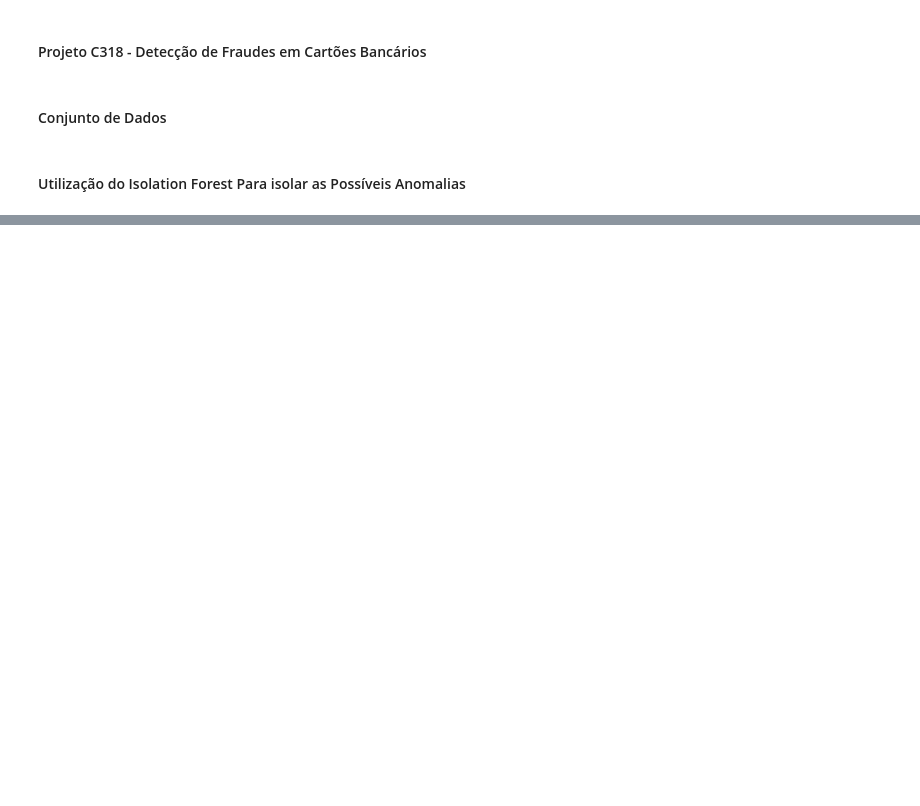
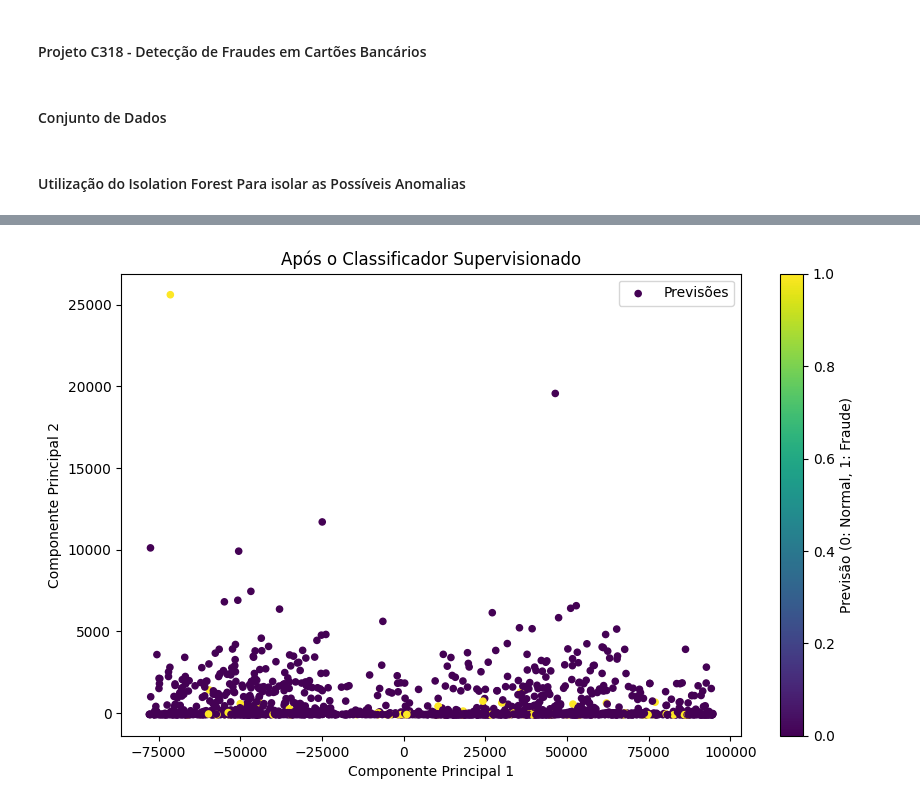
Before and after one commit to cinquetti/Projeto-C318, a Jupyter notebook: Projeto.ipynb, the cells around one changed output, grey strips where cells are left out. Cells and saved outputs as stored; diff of their text form; code cells hidden in the pictures; blank space fills up the shorter version.

```diff
--- a/Projeto.ipynb
+++ b/Projeto.ipynb
@@ -86,0 +148,17 @@ Revocação após classificador supervisionado: 0.91
+# %%
+# Adicionar os resultados ao DataFrame para plotagem
+test_results = X_test.copy()
+test_results['Class'] = y_test
+test_results['Prediction'] = y_pred
+
+# Plot após o Classificador Supervisionado
+plt.figure(figsize=(10, 6))
+plt.scatter(test_results['PCA1'], test_results['PCA2'], c=test_results['Prediction'], cmap='viridis', s=20, label="Previsões")
+plt.title("Após o Classificador Supervisionado")
+plt.xlabel("Componente Principal 1")
+plt.ylabel("Componente Principal 2")
+plt.colorbar(label="Previsão (0: Normal, 1: Fraude)")
+plt.legend()
+plt.show()
+# %% [output]
+[figure, added]
```
Also changed, not shown: parts of 17 cells of this notebook.
